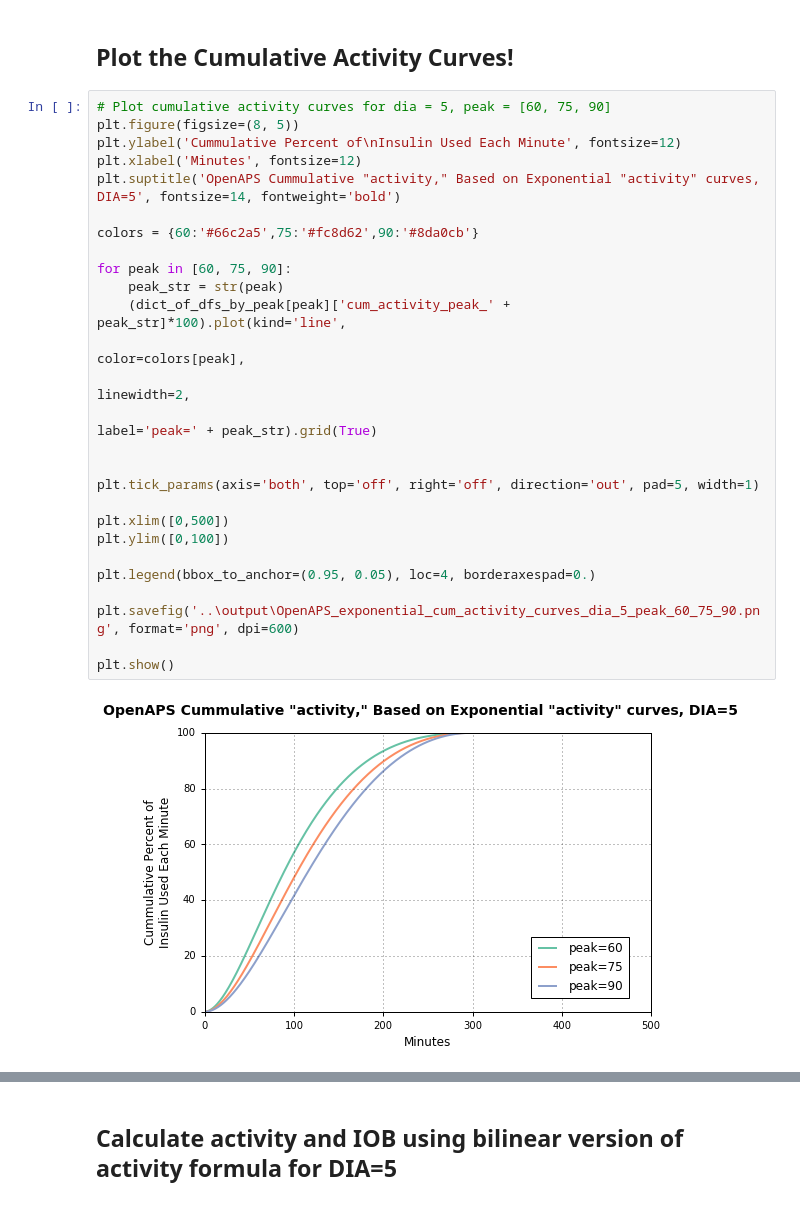
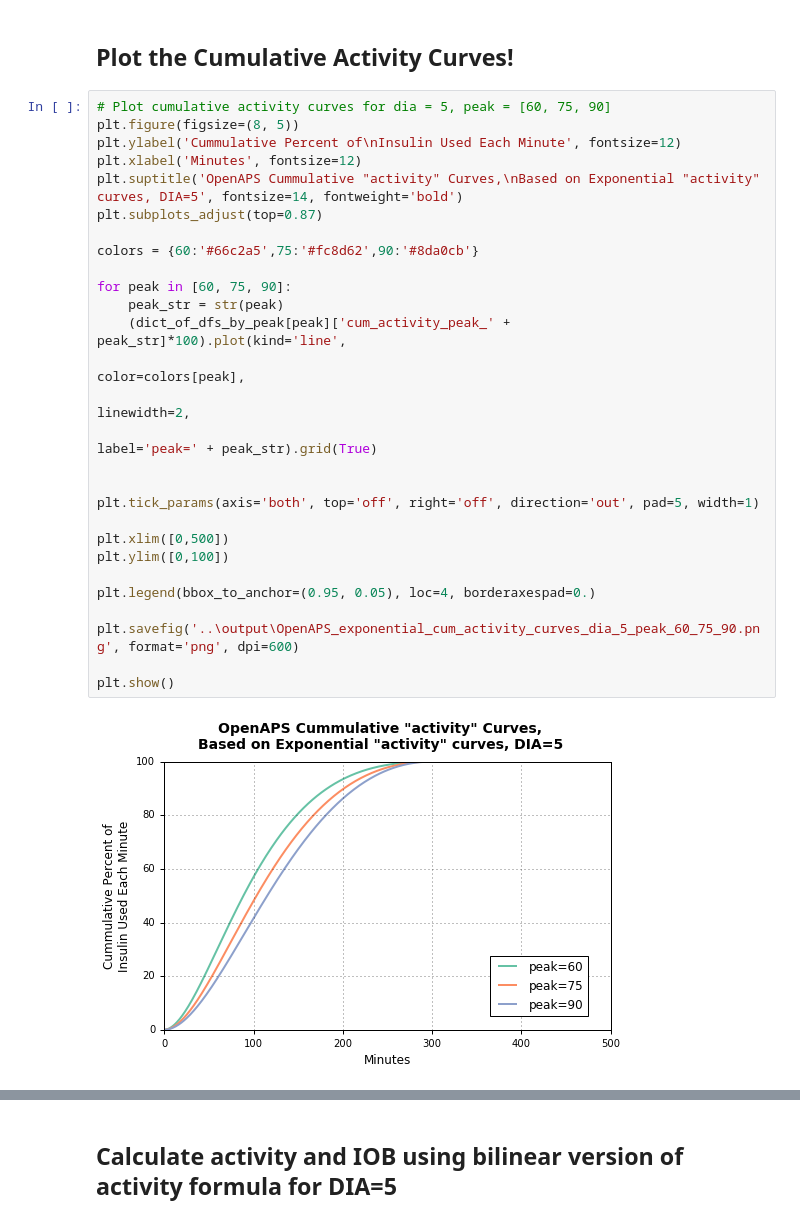
Before and after one commit to Nightscou2018/Replicate-OpenAPS-IOB-calcs, a Jupyter notebook: notebooks/OpenAPS_exponential_insulin_activity_and_IOB_calculations.ipynb, the cells around one changed output, grey strips where cells are left out. Saved outputs shown, nothing was run; the diff lists cells and outputs as text.

```diff
--- a/notebooks/OpenAPS_exponential_insulin_activity_and_IOB_calculations.ipynb
+++ b/notebooks/OpenAPS_exponential_insulin_activity_and_IOB_calculations.ipynb
@@ -199,32 +199,33 @@ plt.show()
 # %%
 # Plot cumulative activity curves for dia = 5, peak = [60, 75, 90]
 plt.figure(figsize=(8, 5))
 plt.ylabel('Cummulative Percent of\nInsulin Used Each Minute', fontsize=12)
 plt.xlabel('Minutes', fontsize=12)
-plt.suptitle('OpenAPS Cummulative "activity," Based on Exponential "activity" curves, DIA=5', fontsize=14, fontweight='bold')
+plt.suptitle('OpenAPS Cummulative "activity" Curves,\nBased on Exponential "activity" curves, DIA=5', fontsize=14, fontweight='bold')
+plt.subplots_adjust(top=0.87)
 
 colors = {60:'#66c2a5',75:'#fc8d62',90:'#8da0cb'}
 
 for peak in [60, 75, 90]:
     peak_str = str(peak)
     (dict_of_dfs_by_peak[peak]['cum_activity_peak_' + peak_str]*100).plot(kind='line',
                                                                           color=colors[peak],
                                                                           linewidth=2,
                                                                           label='peak=' + peak_str).grid(True)
 
 
 plt.tick_params(axis='both', top='off', right='off', direction='out', pad=5, width=1)
 
 plt.xlim([0,500])
 plt.ylim([0,100])
 
 plt.legend(bbox_to_anchor=(0.95, 0.05), loc=4, borderaxespad=0.)
 
 plt.savefig('..\output\OpenAPS_exponential_cum_activity_curves_dia_5_peak_60_75_90.png', format='png', dpi=600)
 
 plt.show()
 # %% [output]
-[figure, old version]
+[figure, new version]
 # %%
 # Plot iob curves for dia = 5, peak = [60, 75, 90]
 plt.figure(figsize=(8, 5))
```
Also changed, not shown: parts of 2 cells of this notebook, 2 other files.
